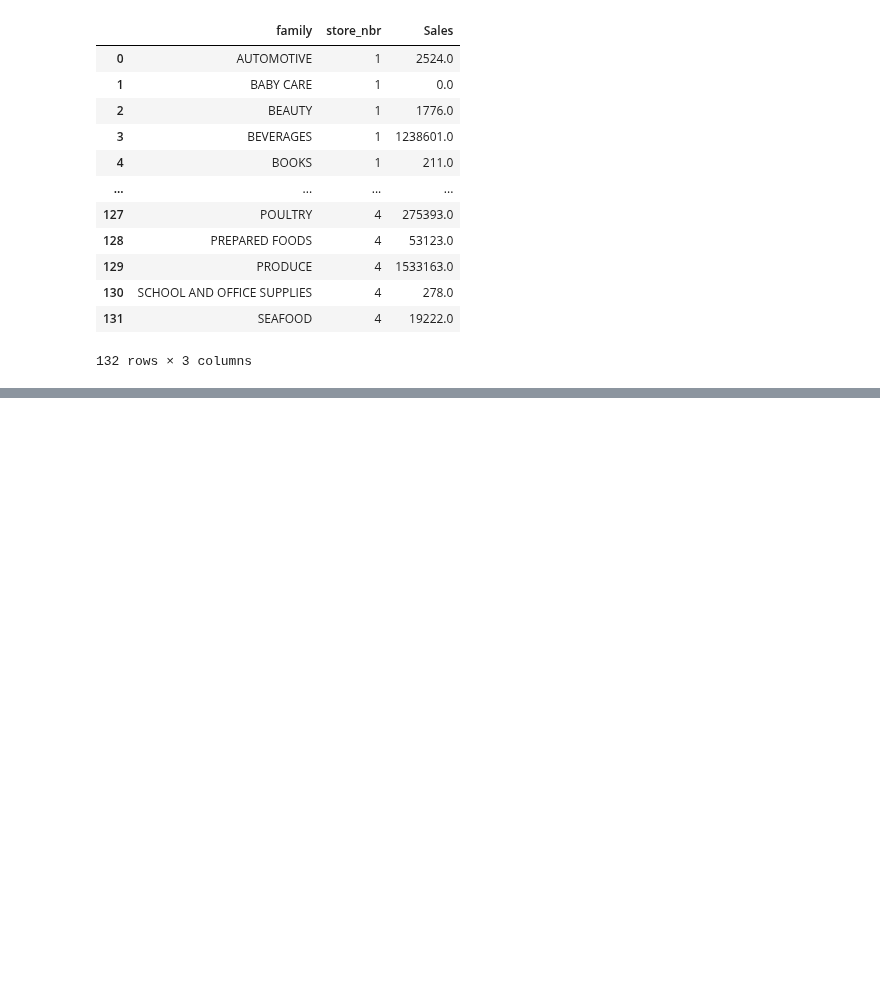
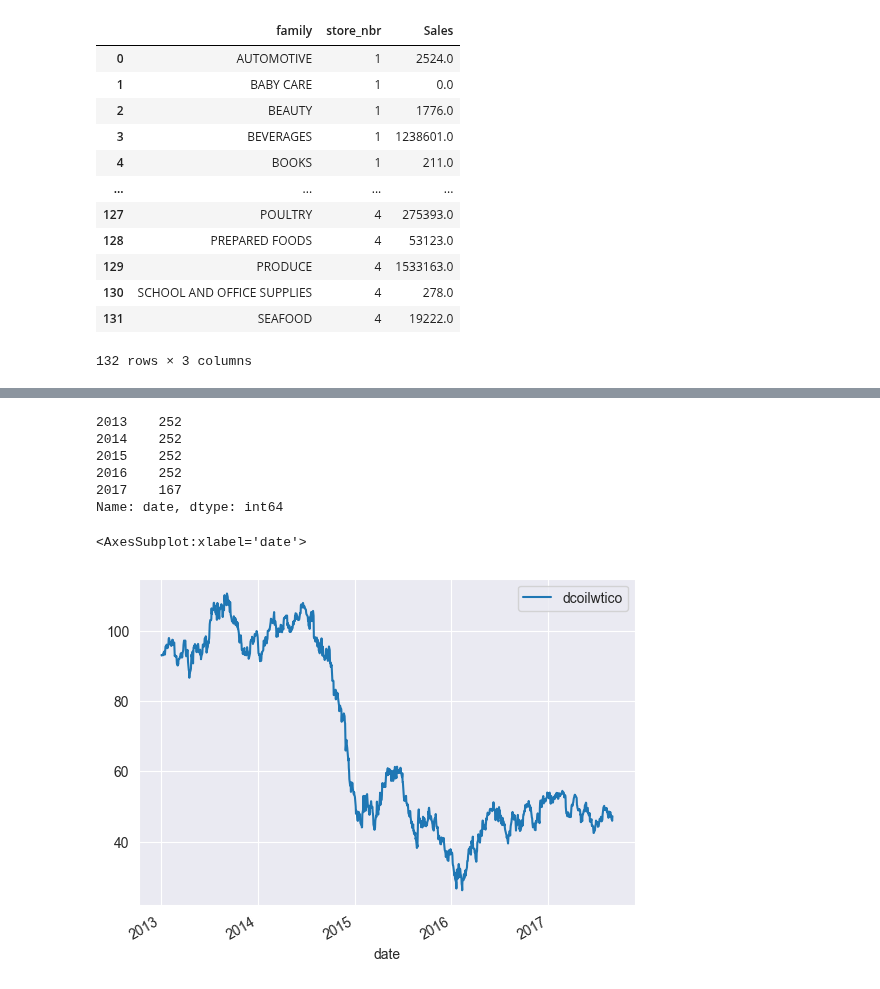
Before and after one commit to lingeshnafeax/DataScience, a Jupyter notebook: Numpy Pandas/DataFrame.ipynb, the cells around one changed output, grey strips where cells are left out. Cells and saved outputs as stored; diff of their text form; code cells hidden in the pictures; blank space fills up the shorter version.

```diff
--- a/Numpy Pandas/DataFrame.ipynb
+++ b/Numpy Pandas/DataFrame.ipynb
@@ -224,0 +247,3 @@ pt.melt(id_vars="family",var_name="store_nbr",value_vars=[1,2,3,4],value_name="S
+# %%
+df=pd.read_csv("oil.csv")
+df.head()
@@ -224,0 +257,2 @@ pt.melt(id_vars="family",var_name="store_nbr",value_vars=[1,2,3,4],value_name="S
+# %%
+df.dropna(inplace=True)
@@ -224,0 +280,14 @@ pt.melt(id_vars="family",var_name="store_nbr",value_vars=[1,2,3,4],value_name="S
+# %%
+df["date"].str[:4].value_counts()
+# %% [output]
+2013    252
+2014    252
+2015    252
+2016    252
+2017    167
+Name: date, dtype: int64
+# %%
+df.astype({"date":"datetime64"}).set_index("date").plot()
+# %% [output]
+<AxesSubplot:xlabel='date'>
+[figure, added]
```
Also changed, not shown: parts of 8 cells of this notebook.
